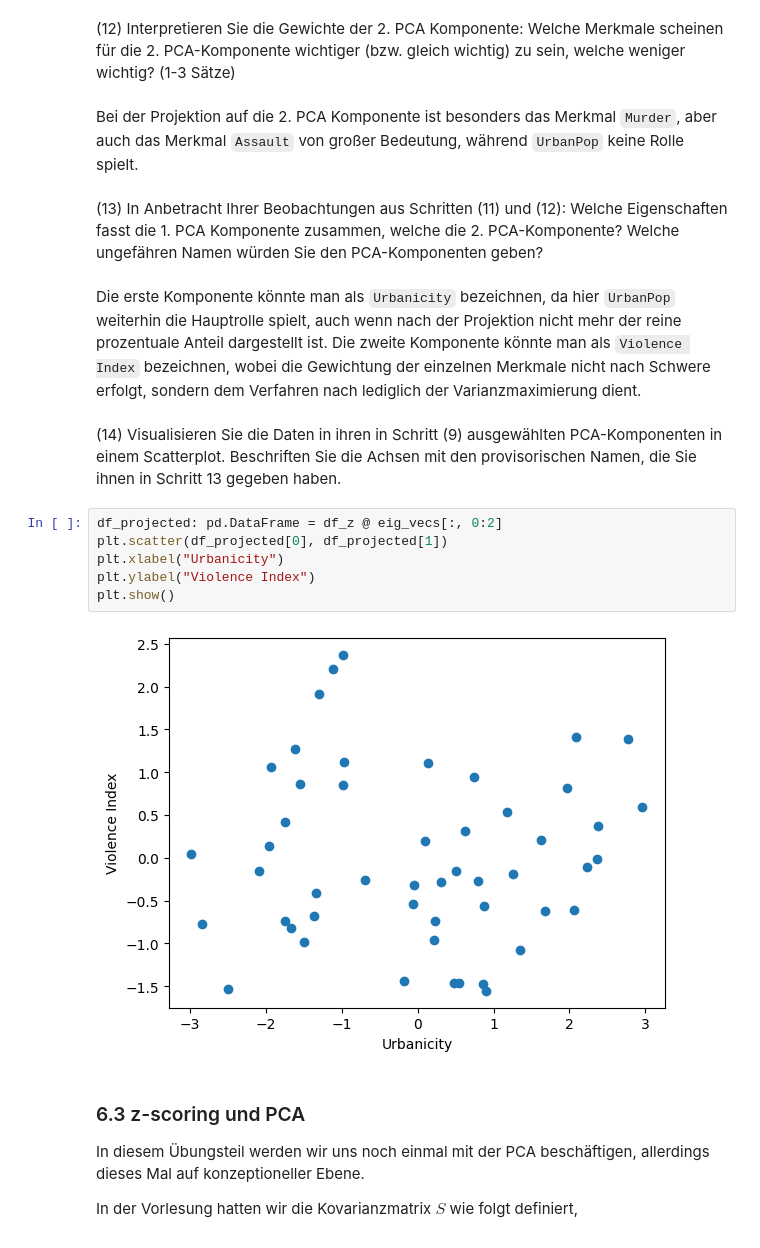
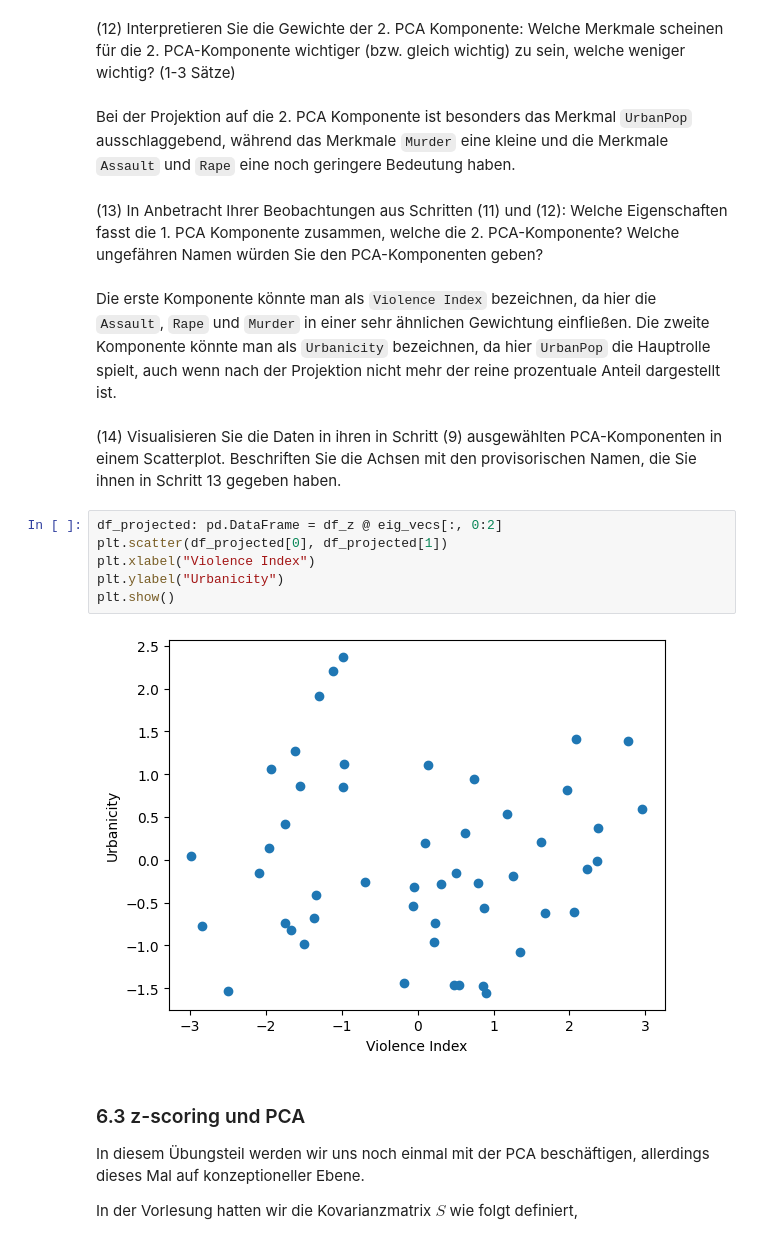
Before and after one commit to cortex359/ds.ss24, a Jupyter notebook: u06/TSRI-6.ipynb, the cells around one changed output. Cells and saved outputs as stored; diff of their text form.

Commit message:
Kleine Korrektur bei der Benennung der PCA Achsen in 6.2 (11) vor Upload

```diff
--- a/u06/TSRI-6.ipynb
+++ b/u06/TSRI-6.ipynb
@@ -411,22 +409,21 @@ Das Merkmal `UrbanPop` spielt bei der Projektion auf die 1. PCA Komponente eine
 # %% [markdown]
 (12) Interpretieren Sie die Gewichte der 2. PCA Komponente: Welche Merkmale scheinen für die 2. PCA-Komponente wichtiger (bzw. gleich wichtig) zu sein, welche weniger wichtig? (1-3 Sätze)
-# %% [markdown]
-Bei der Projektion auf die 2. PCA Komponente ist besonders das Merkmal `Murder`, aber auch das Merkmal `Assault` von großer Bedeutung, während `UrbanPop` keine Rolle spielt.
-<!--Auf der zweiten PCA Achse ist das Merkmal `Assault` von besonderer Bedeutung, während die anderen Merkmale, aber besonders `Rape` und `Murder` eine geringe Rolle spielen.-!>
+# %% [markdown]
+Bei der Projektion auf die 2. PCA Komponente ist besonders das Merkmal `UrbanPop` ausschlaggebend, während das Merkmale `Murder` eine kleine und die Merkmale `Assault` und `Rape` eine noch geringere Bedeutung haben.
 # %% [markdown]
 (13) In Anbetracht Ihrer Beobachtungen aus Schritten (11) und (12): Welche Eigenschaften fasst die 1. PCA Komponente zusammen, welche die 2. PCA-Komponente? Welche ungefähren Namen würden Sie den PCA-Komponenten geben?
 # %% [markdown]
-Die erste Komponente könnte man als `Urbanicity` bezeichnen, da hier `UrbanPop` weiterhin die Hauptrolle spielt, auch wenn nach der Projektion nicht mehr der reine prozentuale Anteil dargestellt ist. Die zweite Komponente könnte man als `Violence Index` bezeichnen, wobei die Gewichtung der einzelnen Merkmale nicht nach Schwere erfolgt, sondern dem Verfahren nach lediglich der Varianzmaximierung dient.
+Die erste Komponente könnte man als `Violence Index` bezeichnen, da hier die `Assault`, `Rape` und `Murder` in einer sehr ähnlichen Gewichtung einfließen. Die zweite Komponente könnte man als `Urbanicity` bezeichnen, da hier `UrbanPop` die Hauptrolle spielt, auch wenn nach der Projektion nicht mehr der reine prozentuale Anteil dargestellt ist.
 # %% [markdown]
 (14) Visualisieren Sie die Daten in ihren in Schritt (9) ausgewählten PCA-Komponenten in einem Scatterplot. Beschriften Sie die Achsen mit den provisorischen Namen, die Sie ihnen in Schritt 13 gegeben haben.
 # %%
 df_projected: pd.DataFrame = df_z @ eig_vecs[:, 0:2]
 plt.scatter(df_projected[0], df_projected[1])
-plt.xlabel("Urbanicity")
-plt.ylabel("Violence Index")
+plt.xlabel("Violence Index")
+plt.ylabel("Urbanicity")
 plt.show()
 # %% [output]
-[figure, old version]
+[figure, new version]
 # %% [markdown]
 ### 6.3 z-scoring und PCA
 
```
Also changed, not shown: parts of 3 cells of this notebook.
